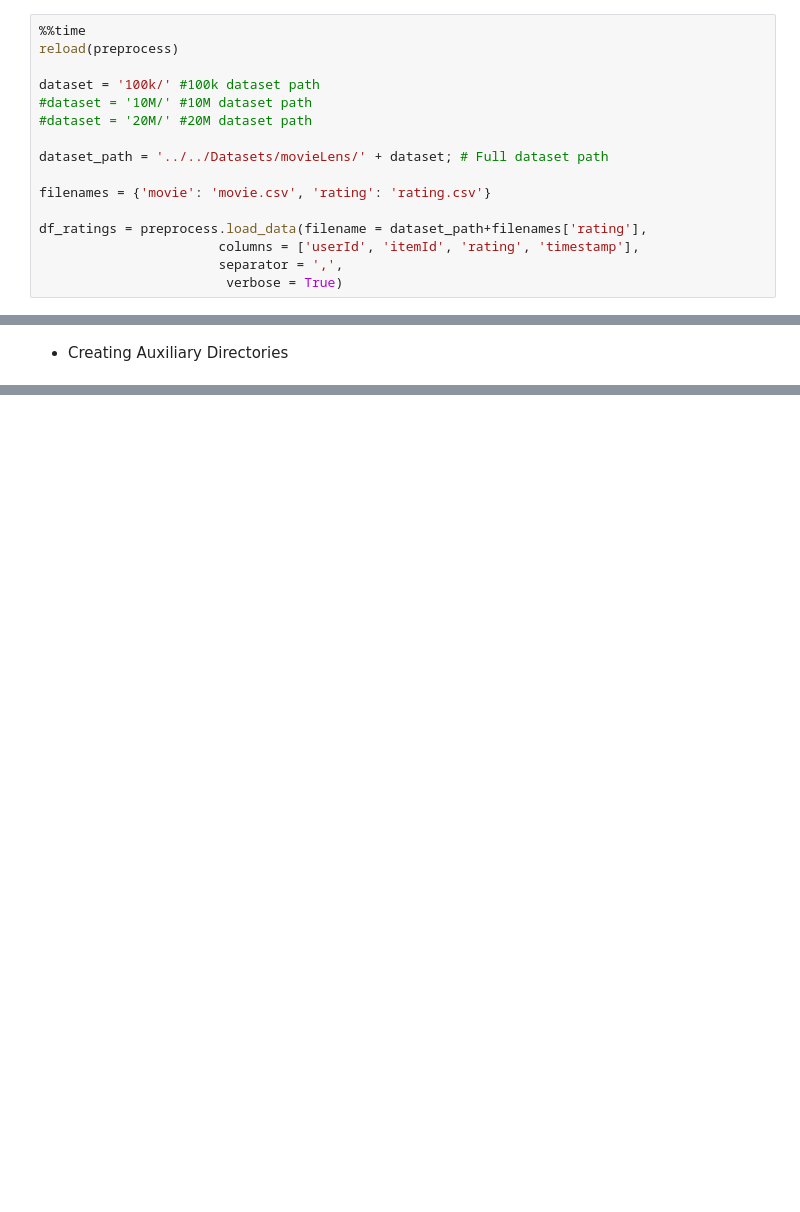
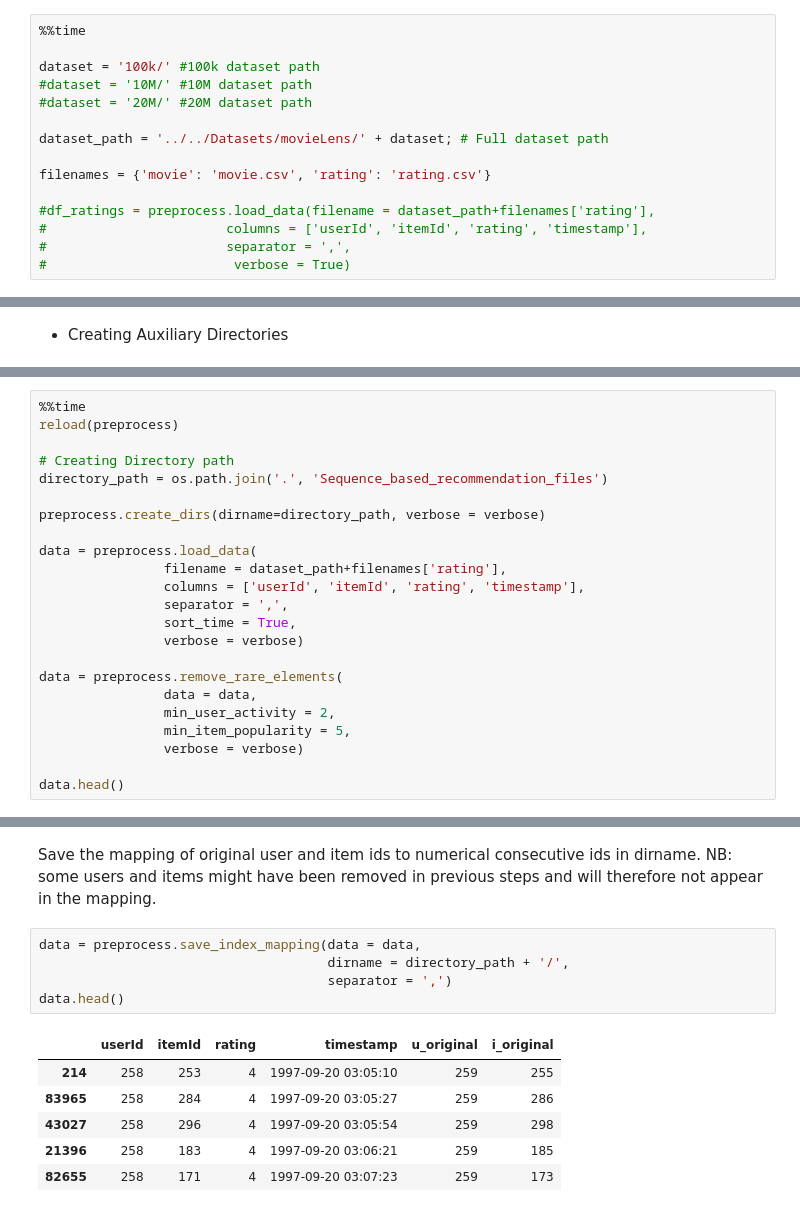
Before and after one commit to guedes-joaofelipe/RecommenderSystem, a Jupyter notebook: Notebooks/Sequence-based-recommendation.ipynb, the cells around one changed output, grey strips where cells are left out. Drawn from its saved outputs; the diff is of its cells as text; blank space fills up the shorter version.

Commit message:
Constructing Sequence Based Recommendation Notebook

```diff
--- a/Notebooks/Sequence-based-recommendation.ipynb
+++ b/Notebooks/Sequence-based-recommendation.ipynb
@@ -30,7 +232,6 @@ verbose = True
 ## Loading Dataset
 # %%
 %%time
-reload(preprocess)
 
 dataset = '100k/' #100k dataset path
 #dataset = '10M/' #10M dataset path
@@ -40,8 +241,8 @@ dataset_path = '../../Datasets/movieLens/' + dataset; # Full dataset path
 
 filenames = {'movie': 'movie.csv', 'rating': 'rating.csv'}
 
-df_ratings = preprocess.load_data(filename = dataset_path+filenames['rating'],
-                       columns = ['userId', 'itemId', 'rating', 'timestamp'],
-                       separator = ',',
-                        verbose = True)
+#df_ratings = preprocess.load_data(filename = dataset_path+filenames['rating'],
+#                       columns = ['userId', 'itemId', 'rating', 'timestamp'],
+#                       separator = ',',
+#                        verbose = True)
 # %% [output]
@@ -74,0 +279,23 @@ Wall time: 2.94 ms
+# %%
+%%time
+reload(preprocess)
+
+# Creating Directory path
+directory_path = os.path.join('.', 'Sequence_based_recommendation_files')
+
+preprocess.create_dirs(dirname=directory_path, verbose = verbose)
+
+data = preprocess.load_data(
+                filename = dataset_path+filenames['rating'],
+                columns = ['userId', 'itemId', 'rating', 'timestamp'],
+                separator = ',',
+                sort_time = True,
+                verbose = verbose)
+
+data = preprocess.remove_rare_elements(
+                data = data,
+                min_user_activity = 2,
+                min_item_popularity = 5,
+                verbose = verbose)
+
+data.head()
@@ -74,0 +322,15 @@ Wall time: 2.94 ms
+# %% [markdown]
+Save the mapping of original user and item ids to numerical consecutive ids in dirname.
+NB: some users and items might have been removed in previous steps and will therefore not appear in the mapping.
+# %%
+data = preprocess.save_index_mapping(data = data,
+                                     dirname = directory_path + '/',
+                                     separator = ',')
+data.head()
+# %% [output]
+|  | userId | itemId | rating | timestamp | u_original | i_original |
+| 214 | 258 | 253 | 4 | 1997-09-20 03:05:10 | 259 | 255 |
+| 83965 | 258 | 284 | 4 | 1997-09-20 03:05:27 | 259 | 286 |
+| 43027 | 258 | 296 | 4 | 1997-09-20 03:05:54 | 259 | 298 |
+| 21396 | 258 | 183 | 4 | 1997-09-20 03:06:21 | 259 | 185 |
+| 82655 | 258 | 171 | 4 | 1997-09-20 03:07:23 | 259 | 173 |
```
Also changed, not shown: parts of 37 cells of this notebook, 29 other files.
